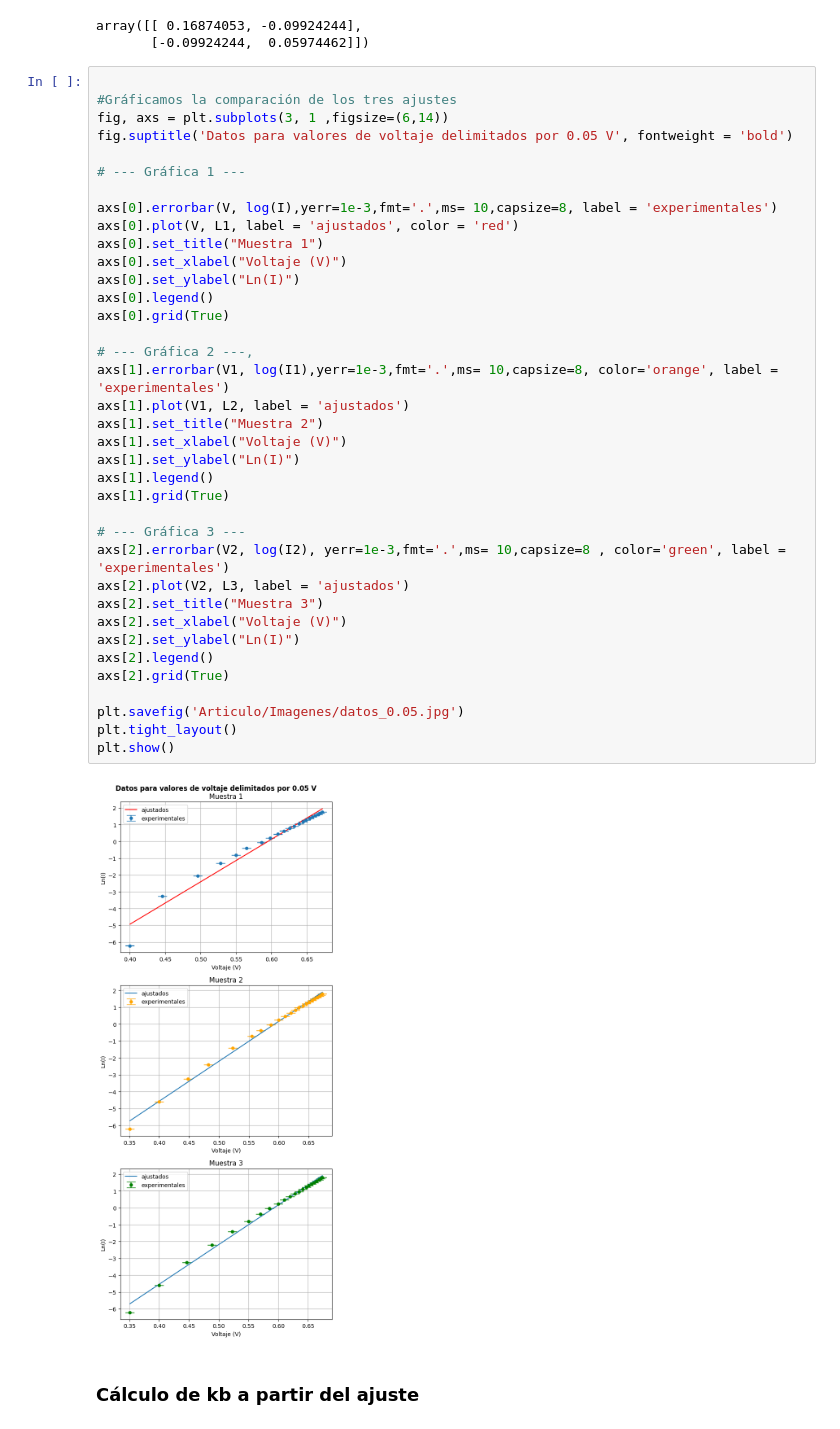
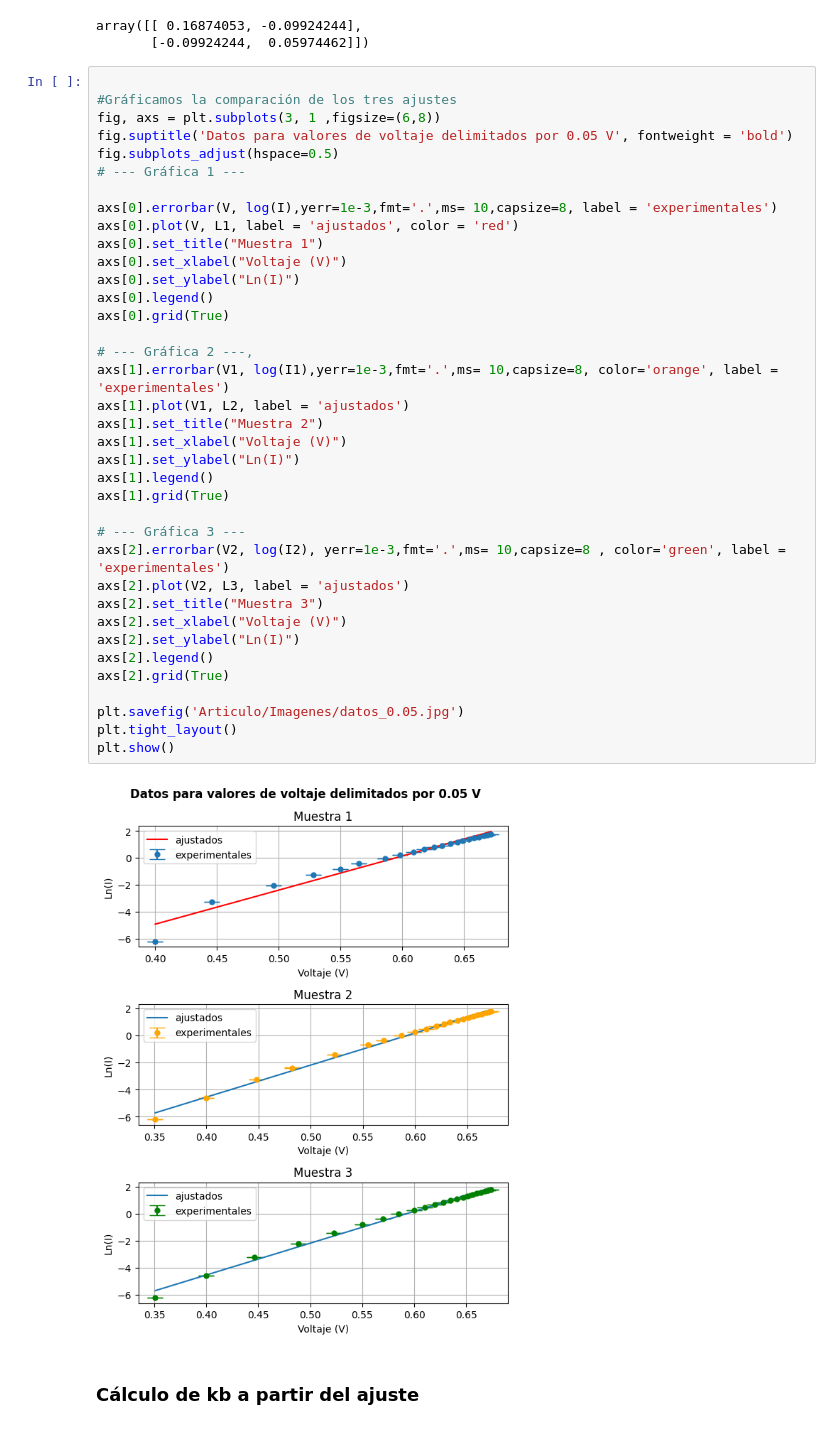
Before and after one commit to Jesus-Gamboa/Experimental_IV, a Jupyter notebook: Medida_de_la_constante_de_Boltzman/Informe.ipynb, the cells around one changed output. Cells and saved outputs as stored; diff of their text form.

```diff
--- a/Medida_de_la_constante_de_Boltzman/Informe.ipynb
+++ b/Medida_de_la_constante_de_Boltzman/Informe.ipynb
@@ -289,42 +289,42 @@ array([[ 0.16874053, -0.09924244],
 # %%
 
 #Gráficamos la comparación de los tres ajustes
-fig, axs = plt.subplots(3, 1 ,figsize=(6,14))
+fig, axs = plt.subplots(3, 1 ,figsize=(6,8))
 fig.suptitle('Datos para valores de voltaje delimitados por 0.05 V', fontweight = 'bold')
-
+fig.subplots_adjust(hspace=0.5)
 # --- Gráfica 1 ---
 
 axs[0].errorbar(V, log(I),yerr=1e-3,fmt='.',ms= 10,capsize=8, label = 'experimentales')
 axs[0].plot(V, L1, label = 'ajustados', color = 'red')
 axs[0].set_title("Muestra 1")
 axs[0].set_xlabel("Voltaje (V)")
 axs[0].set_ylabel("Ln(I)")
 axs[0].legend()
 axs[0].grid(True)
 
 # --- Gráfica 2 ---,
 axs[1].errorbar(V1, log(I1),yerr=1e-3,fmt='.',ms= 10,capsize=8, color='orange', label = 'experimentales')
 axs[1].plot(V1, L2, label = 'ajustados')
 axs[1].set_title("Muestra 2")
 axs[1].set_xlabel("Voltaje (V)")
 axs[1].set_ylabel("Ln(I)")
 axs[1].legend()
 axs[1].grid(True)
 
 # --- Gráfica 3 ---
 axs[2].errorbar(V2, log(I2), yerr=1e-3,fmt='.',ms= 10,capsize=8 , color='green', label = 'experimentales')
 axs[2].plot(V2, L3, label = 'ajustados')
 axs[2].set_title("Muestra 3")
 axs[2].set_xlabel("Voltaje (V)")
 axs[2].set_ylabel("Ln(I)")
 axs[2].legend()
 axs[2].grid(True)
 
 plt.savefig('Articulo/Imagenes/datos_0.05.jpg')
 plt.tight_layout()
 plt.show()
 # %% [output]
-[figure, old version]
+[figure, new version]
 # %% [markdown]
 ### Cálculo de kb a partir del ajuste
 # %%
```
Also changed, not shown: parts of 3 cells of this notebook, 10 other files.
